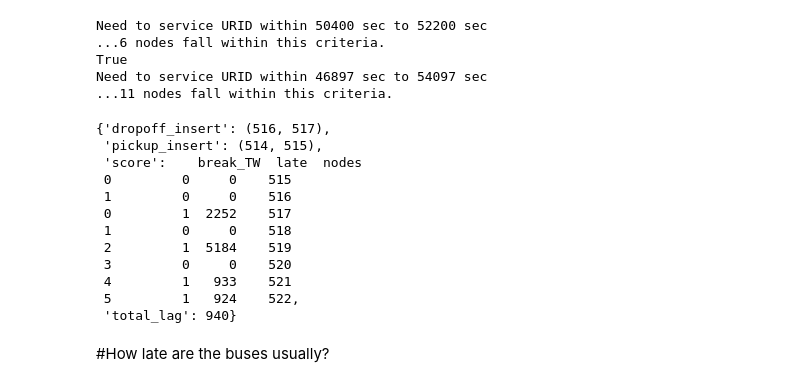
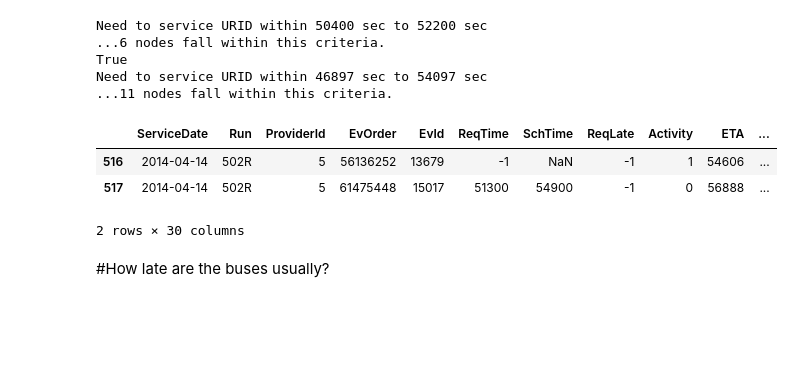
Before and after one commit to DSSG-paratransit/main_repo, a Jupyter notebook: Python_Scripts/get_buses_realtime.ipynb, the cells around one changed output. Cells and saved outputs as stored; diff of their text form; code cells hidden in the pictures; blank space fills up the shorter version.

```diff
--- a/Python_Scripts/get_buses_realtime.ipynb
+++ b/Python_Scripts/get_buses_realtime.ipynb
@@ -536,7 +517,7 @@ pickup_df = pd.DataFrame({"nodes": range(comeback1,Run_Schedule.index.max()+1),
 dropoff_df = pd.DataFrame({"nodes": range(comeback2,Run_Schedule.index.max()+1), "break_TW": dropoff_score[:,0], "late": dropoff_score[:,1]})
 test = pickup_df[(pickup_df['nodes'] >= comeback1) & (pickup_df['nodes'] < comeback2)]
 ret = {"score": test.append(dropoff_df), "pickup_insert":(leave1, comeback1), "dropoff_insert":(leave2, comeback2),
-           "total_lag" : total_lag}
+           "total_lag" : total_lag, 'RunID' : Run_Schedule.Run.iloc[0]}
 # %% [output]
 Need to service URID within 50400 sec to 52200 sec
 ...6 nodes fall within this criteria.
@@ -546,19 +527,12 @@ Need to service URID within 46897 sec to 54097 sec
 # %%
 #Score for inserting URID on to this Run_Schedule:
 ret
+data.loc[ret['dropoff_insert'][0]:ret['dropoff_insert'][1]]
 # %% [output]
+|  | ServiceDate | Run | ProviderId | EvOrder | EvId | ReqTime | SchTime | ReqLate | Activity | ETA | ... |
+| 516 | 2014-04-14 | 502R | 5 | 56136252 | 13679 | -1 | NaN | -1 | 1 | 54606 | ... |
+| 517 | 2014-04-14 | 502R | 5 | 61475448 | 15017 | 51300 | 54900 | -1 | 0 | 56888 | ... |
-{'dropoff_insert': (516, 517),
- 'pickup_insert': (514, 515),
- 'score':    break_TW  late  nodes
- 0         0     0    515
- 1         0     0    516
- 0         1  2252    517
- 1         0     0    518
- 2         1  5184    519
- 3         0     0    520
- 4         1   933    521
- 5         1   924    522,
- 'total_lag': 940}
+2 rows × 30 columns
 # %% [markdown]
 #How late are the buses usually?
 # %%
```
Also changed, not shown: parts of 2 cells of this notebook, 8 other files.
